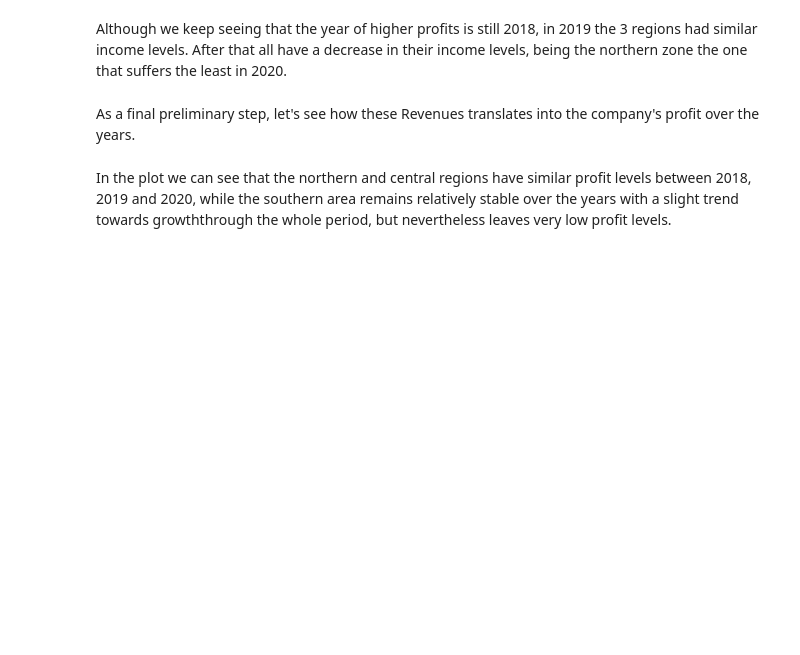
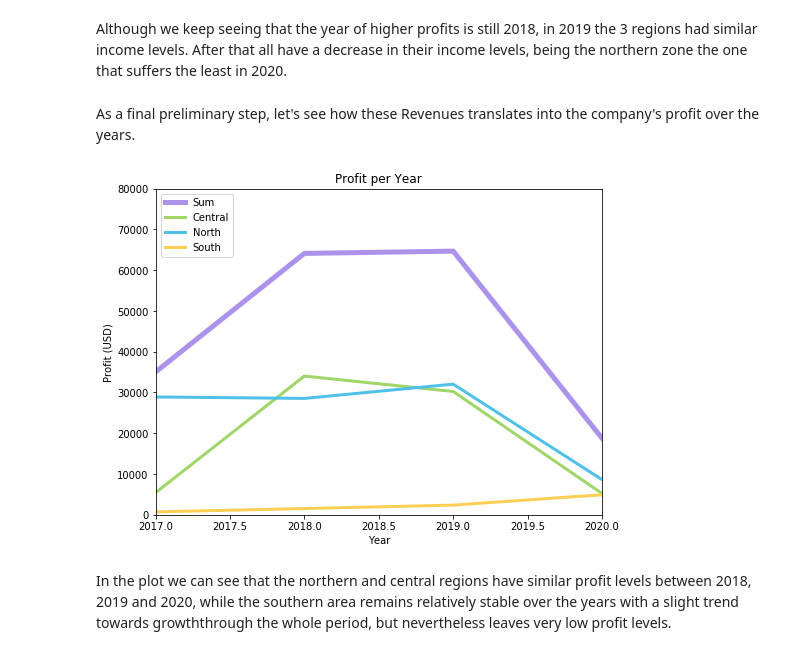
Before and after one commit to isashi04/Sales-Insights, a Jupyter notebook: Sales Insights.ipynb, the cells around one changed output. Cells and saved outputs as stored; diff of their text form; code cells hidden in the pictures; blank space fills up the shorter version.

```diff
--- a/Sales Insights.ipynb
+++ b/Sales Insights.ipynb
@@ -271,19 +445,21 @@ As a final preliminary step, let's see how these Revenues translates into the co
 # %%
 # Create the plot & its components.
 fig = plt.figure(figsize=(8,6))
-plt.plot(resume["Year"], resume["Sum profit"], c='#ac92eb', label="Sum", linewidth=3)
+plt.plot(resume["Year"], resume["Sum profit"], c='#ac92eb', label="Sum", linewidth=5)
 plt.plot(resume["Year"], resume["Sum profit central"], c='#a0d568', label="Central", linewidth=3)
 plt.plot(resume["Year"], resume["Sum profit north"], c='#4fc1e8', label="North", linewidth=3)
 plt.plot(resume["Year"], resume["Sum profit south"], c='#ffce54', label="South", linewidth=3)
 # Format.
 plt.legend(loc="upper left")
 plt.xlabel("Year")
 plt.ylabel("Profit (USD)")
 plt.xlim(2017, 2020)
 plt.ylim(0, 80000)
 plt.title("Profit per Year")
 # Show the plot.
 plt.show()
+# %% [output]
+[figure, added]
 # %% [markdown]
 In the plot we can see that the northern and central regions have similar profit levels between 2018, 2019 and 2020, while the southern area remains relatively stable over the years with a slight trend towards growththrough the whole period, but nevertheless leaves very low profit levels.
 # %% [markdown]
```
Also changed, not shown: parts of 22 cells of this notebook.
